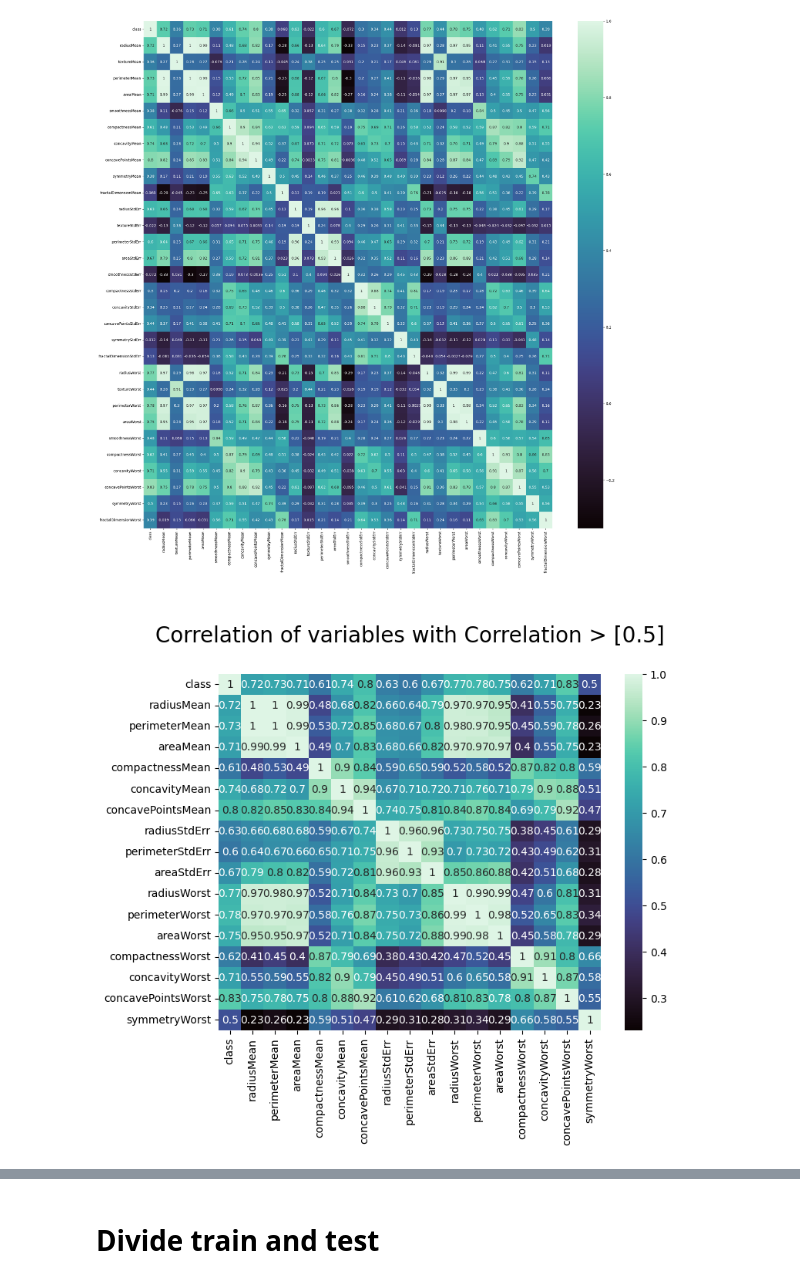
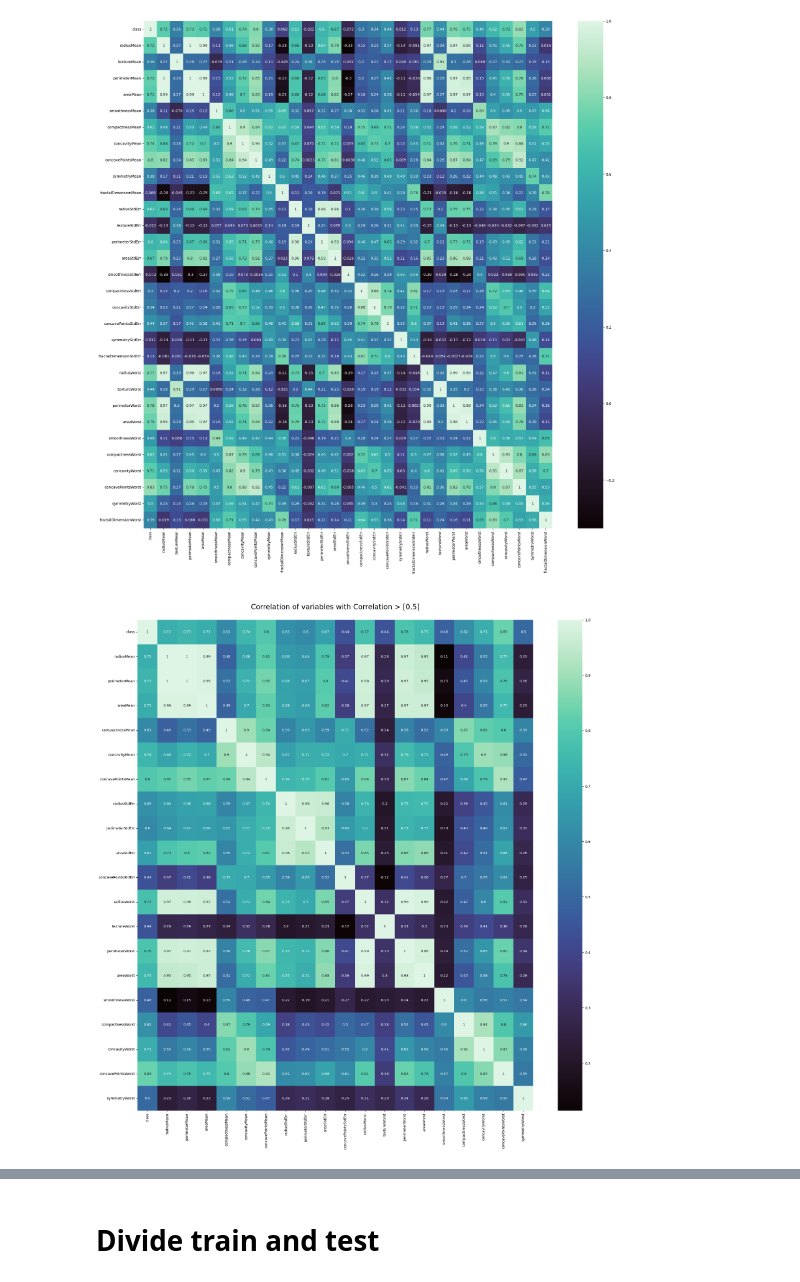
Before and after one commit to lebe1/MachineLearningCourse, a Jupyter notebook: Exercise1/explore_breast_cancer.ipynb, the cells around one changed output, grey strips where cells are left out. Saved outputs shown, nothing was run; the diff lists cells and outputs as text; code cells hidden in the pictures.

```diff
--- a/Exercise1/explore_breast_cancer.ipynb
+++ b/Exercise1/explore_breast_cancer.ipynb
@@ -161,15 +162,15 @@ sns.heatmap(correlation, annot=True, cmap='mako')
 <Axes: >
 [figure]
 # %%
-# Correlations of variables with corr >0.5
-threshold = 0.5
-filter = np.abs(correlation["class"] > threshold)
+# Correlations of variables with corr >0.4
+threshold = 0.4
+filter = np.abs(correlation["class"] >= threshold)
 correlation_features = correlation.columns[filter].tolist()
-plt.figure(figsize=(8,6))
+plt.figure(figsize=(25,25))
 sns.heatmap(breast_cancer[correlation_features].corr(), annot=True, cmap='mako')
 plt.title("\nCorrelation of variables with Correlation > [0.5]\n",fontsize=20)
 plt.show()
 # %% [output]
-[figure, old version]
+[figure, new version]
 # %%
 plt.figure(figsize=(25,25))
```
Also changed, not shown: parts of 21 cells of this notebook, 1 other file.
